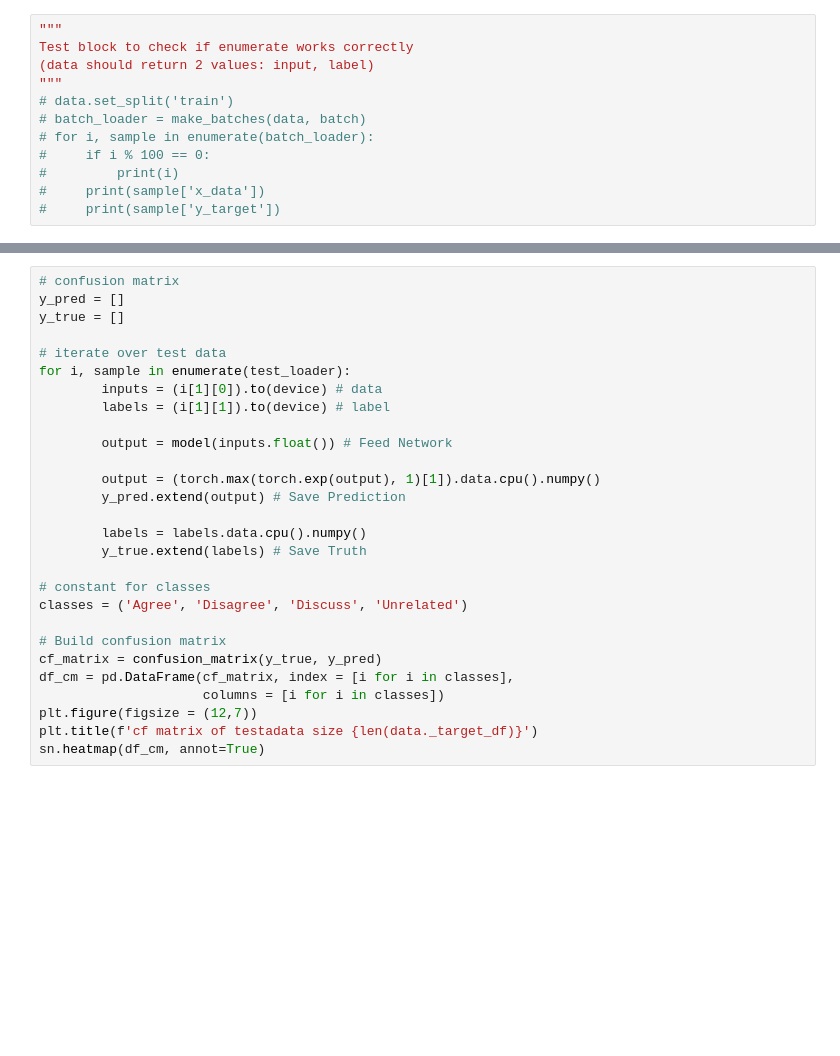
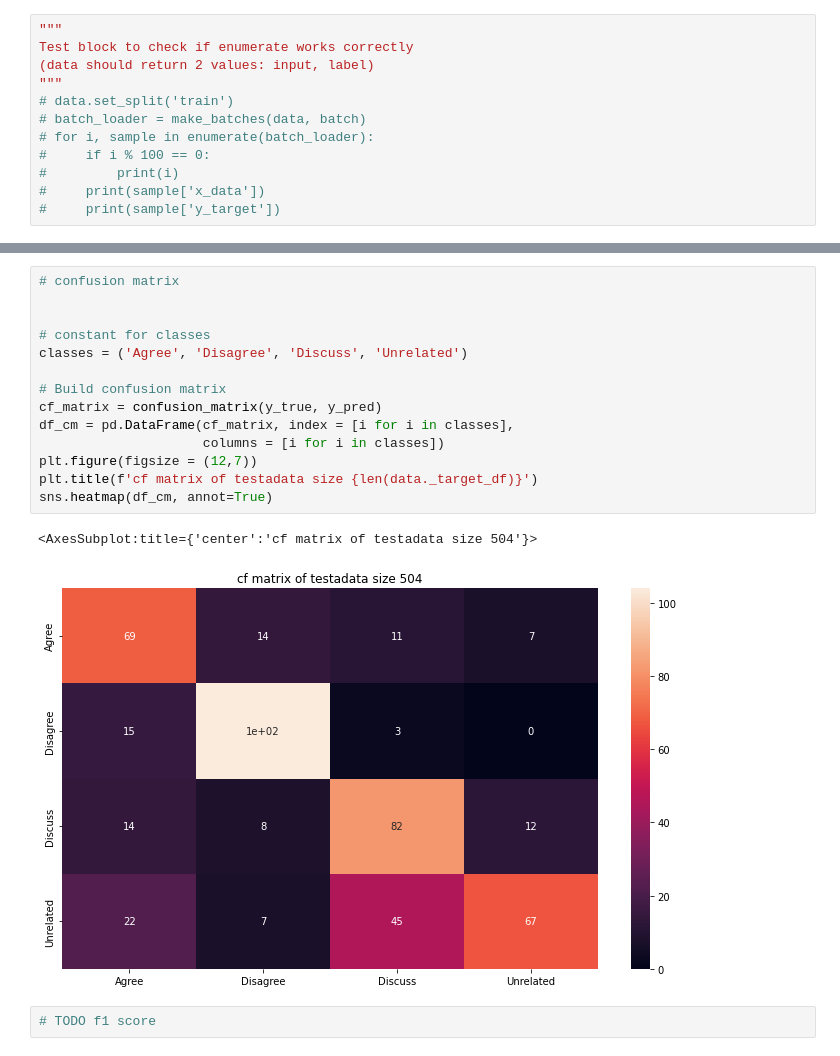
Before and after one commit to unreally-ai/notebooks, a Jupyter notebook: Step2-MLP/the_unreally_notebook.ipynb, the cells around one changed output, grey strips where cells are left out. Saved outputs shown, nothing was run; the diff lists cells and outputs as text; blank space fills up the shorter version.

```diff
--- a/Step2-MLP/the_unreally_notebook.ipynb
+++ b/Step2-MLP/the_unreally_notebook.ipynb
@@ -407,28 +426,19 @@ accuracy = 59.50413223140496
 # %%
 # confusion matrix
-y_pred = []
-y_true = []
 
-# iterate over test data
-for i, sample in enumerate(test_loader):
-        inputs = (i[1][0]).to(device) # data
-        labels = (i[1][1]).to(device) # label
-
-        output = model(inputs.float()) # Feed Network
-
-        output = (torch.max(torch.exp(output), 1)[1]).data.cpu().numpy()
-        y_pred.extend(output) # Save Prediction
-
-        labels = labels.data.cpu().numpy()
-        y_true.extend(labels) # Save Truth
 
 # constant for classes
 classes = ('Agree', 'Disagree', 'Discuss', 'Unrelated')
 
 # Build confusion matrix
 cf_matrix = confusion_matrix(y_true, y_pred)
 df_cm = pd.DataFrame(cf_matrix, index = [i for i in classes],
                      columns = [i for i in classes])
 plt.figure(figsize = (12,7))
 plt.title(f'cf matrix of testadata size {len(data._target_df)}')
-sn.heatmap(df_cm, annot=True)
+sns.heatmap(df_cm, annot=True)
+# %% [output]
+<AxesSubplot:title={'center':'cf matrix of testadata size 504'}>
+[figure, added]
+# %%
+# TODO f1 score
```
Also changed, not shown: parts of 12 cells of this notebook.
